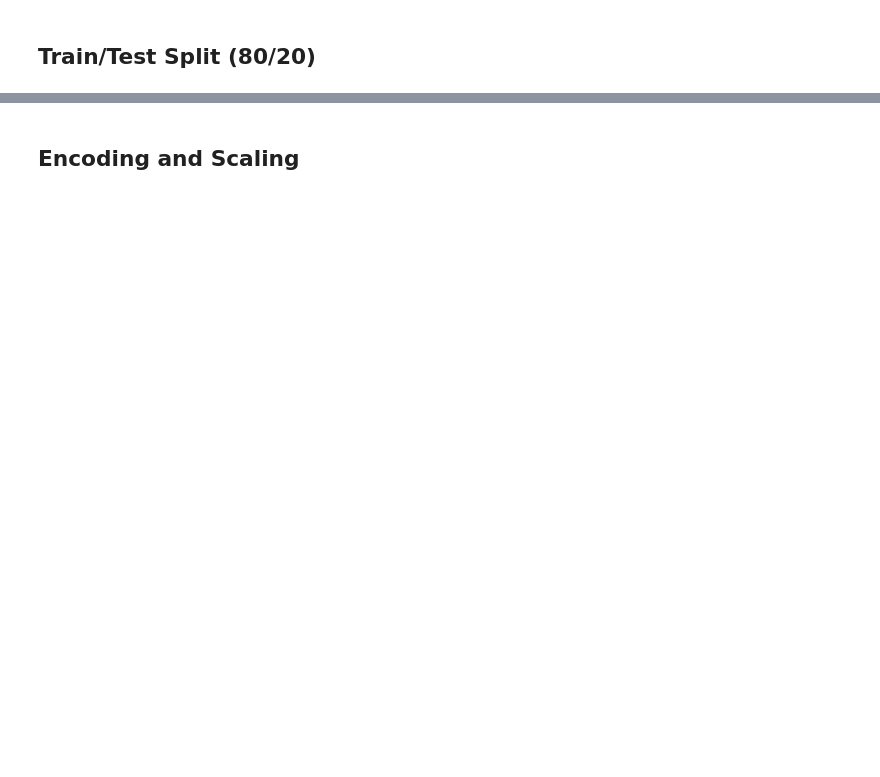
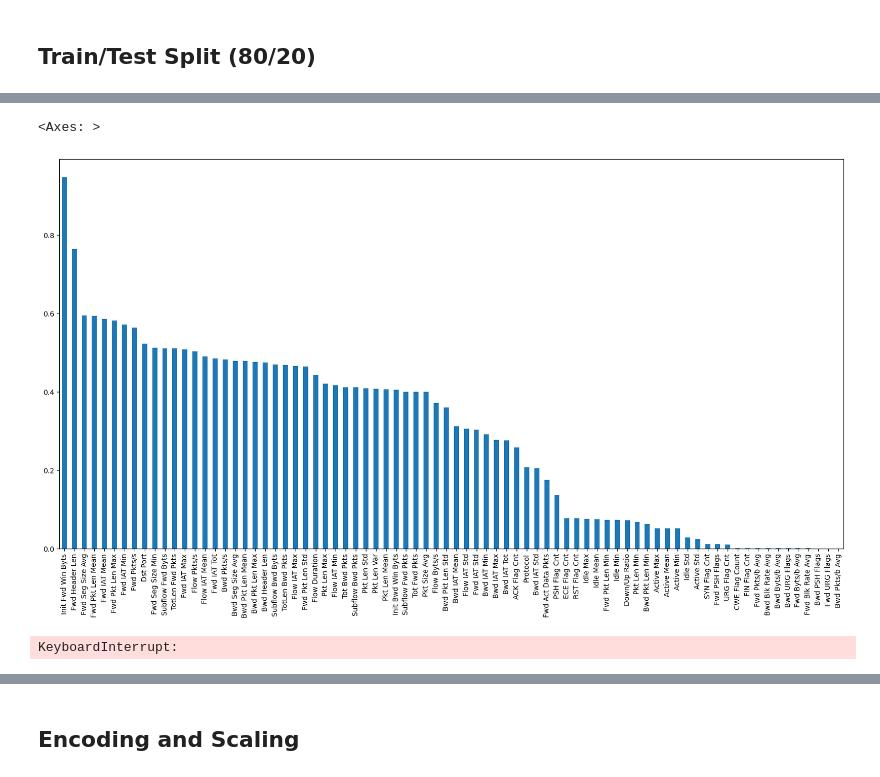
Before and after one commit to luisdavidgarcia/DDoS-Hybrid-Detection-System, a Jupyter notebook: notebooks/analysis_cicids2019.ipynb, the cells around one changed output, grey strips where cells are left out. Saved outputs shown, nothing was run; the diff lists cells and outputs as text; code cells hidden in the pictures; blank space fills up the shorter version.

```diff
--- a/notebooks/analysis_cicids2019.ipynb
+++ b/notebooks/analysis_cicids2019.ipynb
@@ -175,0 +218,6 @@ plt.show()
+# %%
+# Mutual information feature selection
+mutual_info = mutual_info_classif(X_train, y_train)
+mutual_info = pd.Series(mutual_info)
+mutual_info.index = X_train.columns
+mutual_info.sort_values(ascending=False)
@@ -175,0 +237,13 @@ plt.show()
+# %%
+# Display in bar chart
+mutual_info.sort_values(ascending=False).plot.bar(figsize=(20,10))
+# %% [output]
+<Axes: >
+[figure, added]
+# %%
+# SelectKBest for Top 20 Features
+top_20_features = SelectKBest(mutual_info_classif, k=20)
+top_20_features.fit(X_train, y_train)
+X_train.columns[top_20_features.get_support()]
+# %% [output]
+KeyboardInterrupt:
```
Also changed, not shown: parts of 45 cells of this notebook.
